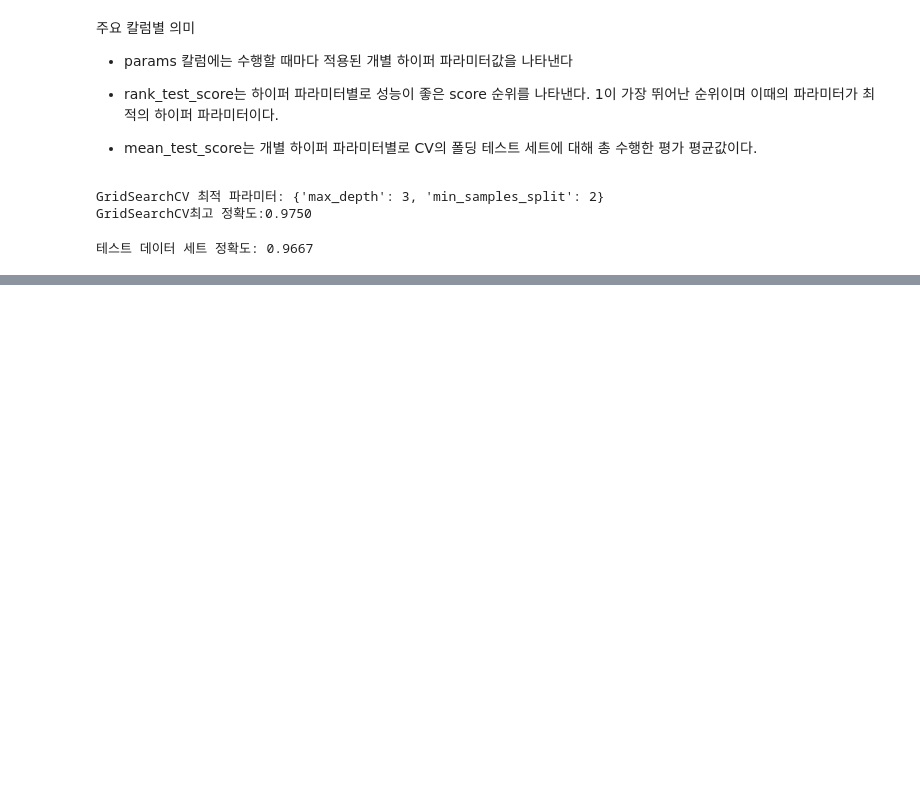
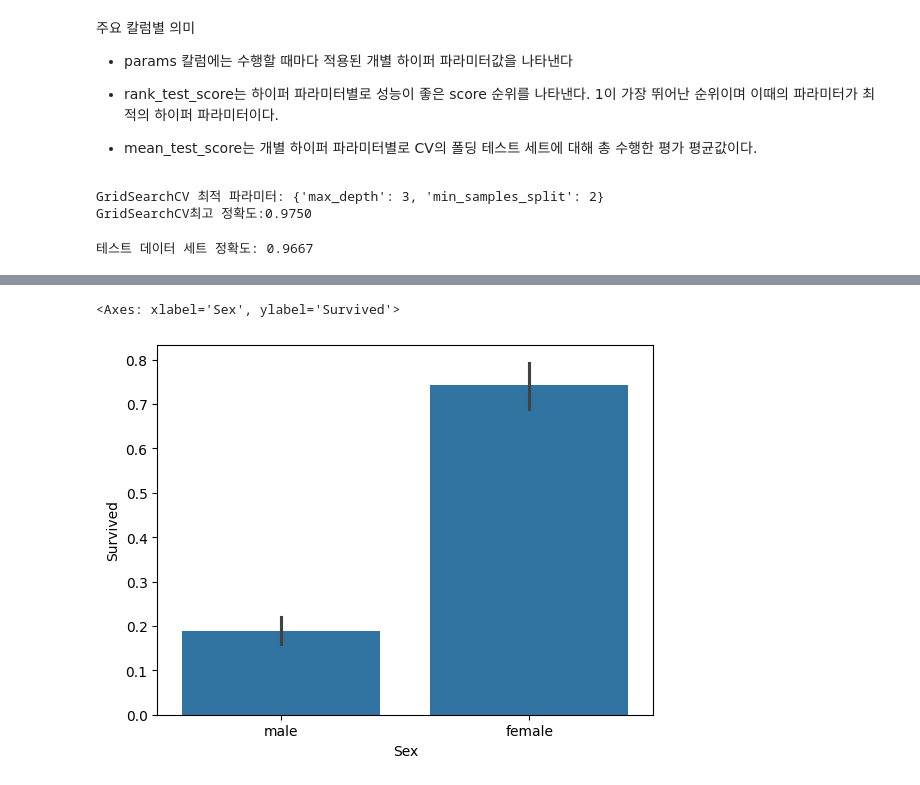
Before and after one commit to HanJaeHui-GitHub/ESAA, a Jupyter notebook: ESAA_YB_Week4_markdown.ipynb, the cells around one changed output, grey strips where cells are left out. Cells and saved outputs as stored; diff of their text form; code cells hidden in the pictures; blank space fills up the shorter version.

```diff
--- a/ESAA_YB_Week4_markdown.ipynb
+++ b/ESAA_YB_Week4_markdown.ipynb
@@ -508,0 +792,8 @@ print('테스트 데이터 세트 정확도: {0:.4f}'.format(accuracy_score(y_te
+# %%
+import numpy as np
+import pandas as pd
+import matplotlib.pyplot as plt
+import seaborn as sns
+%matplotlib inline
+titanic_df = pd.read_csv('/content/drive/MyDrive/ESSA/데이터/titanic_train.csv')
+titanic_df.head(3)
@@ -508,0 +826,6 @@ print('테스트 데이터 세트 정확도: {0:.4f}'.format(accuracy_score(y_te
+# %%
+# Null 값을 허용하지 않으므로 Age는 평균 나이, 나머지 칼럼은 'N' 값으로 변경
+titanic_df['Age'].fillna(titanic_df['Age'].mean(), inplace=True)
+titanic_df['Cabin'].fillna('N', inplace=True)
+titanic_df['Embarked'].fillna('N', inplace=True)
+print('데이터 세트 Null 값 개수', titanic_df.isnull().sum().sum())
@@ -508,0 +856,4 @@ print('테스트 데이터 세트 정확도: {0:.4f}'.format(accuracy_score(y_te
+# %%
+# Cabin 속성에서 앞 문자만 추출
+titanic_df['Cabin'] = titanic_df['Cabin'].str[:1]
+print(titanic_df['Cabin'].head(3))
@@ -508,0 +876,6 @@ print('테스트 데이터 세트 정확도: {0:.4f}'.format(accuracy_score(y_te
+# %%
+# 시본을 이용해 시각화
+sns.barplot(x='Sex', y='Survived', data=titanic_df)
+# %% [output]
+<Axes: xlabel='Sex', ylabel='Survived'>
+[figure, added]
```
Also changed, not shown: parts of 44 cells of this notebook.
